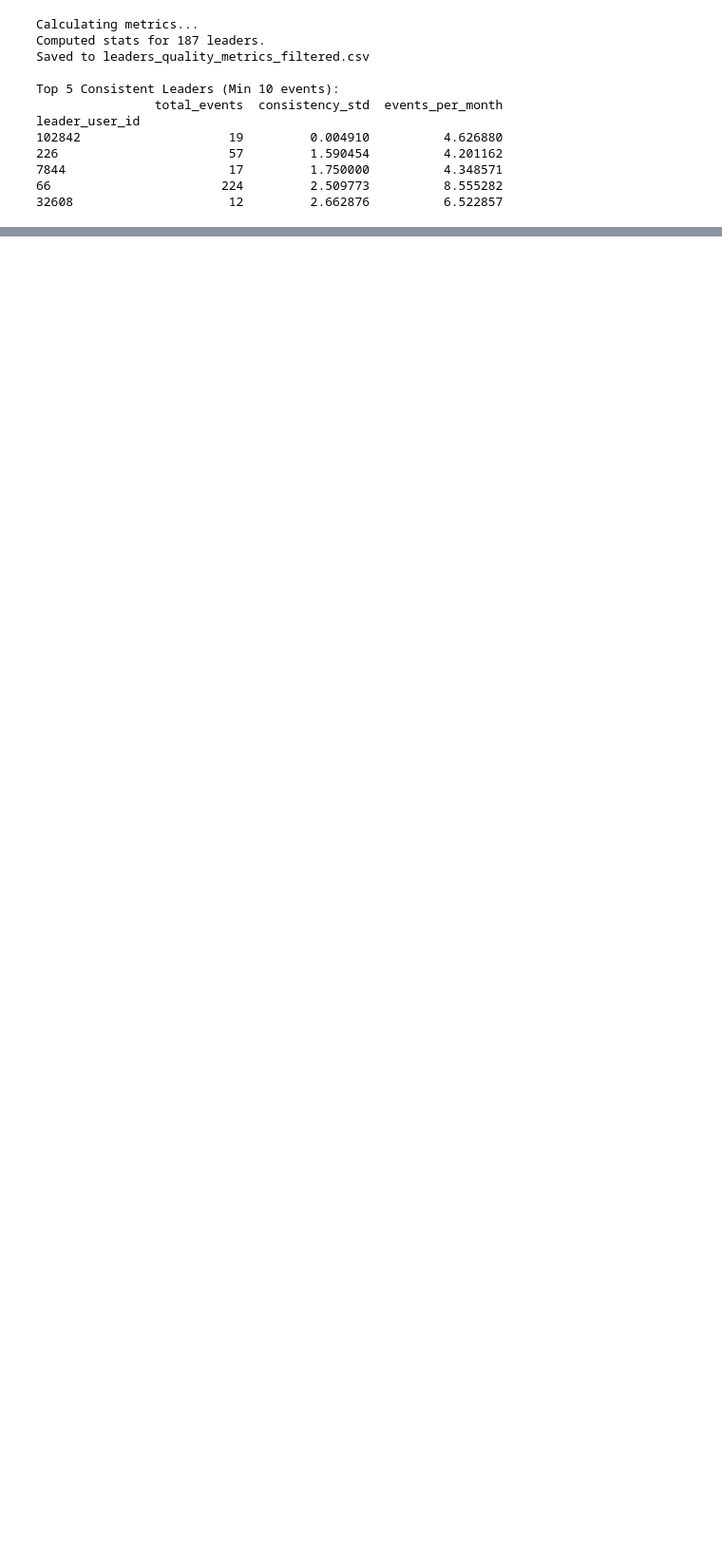
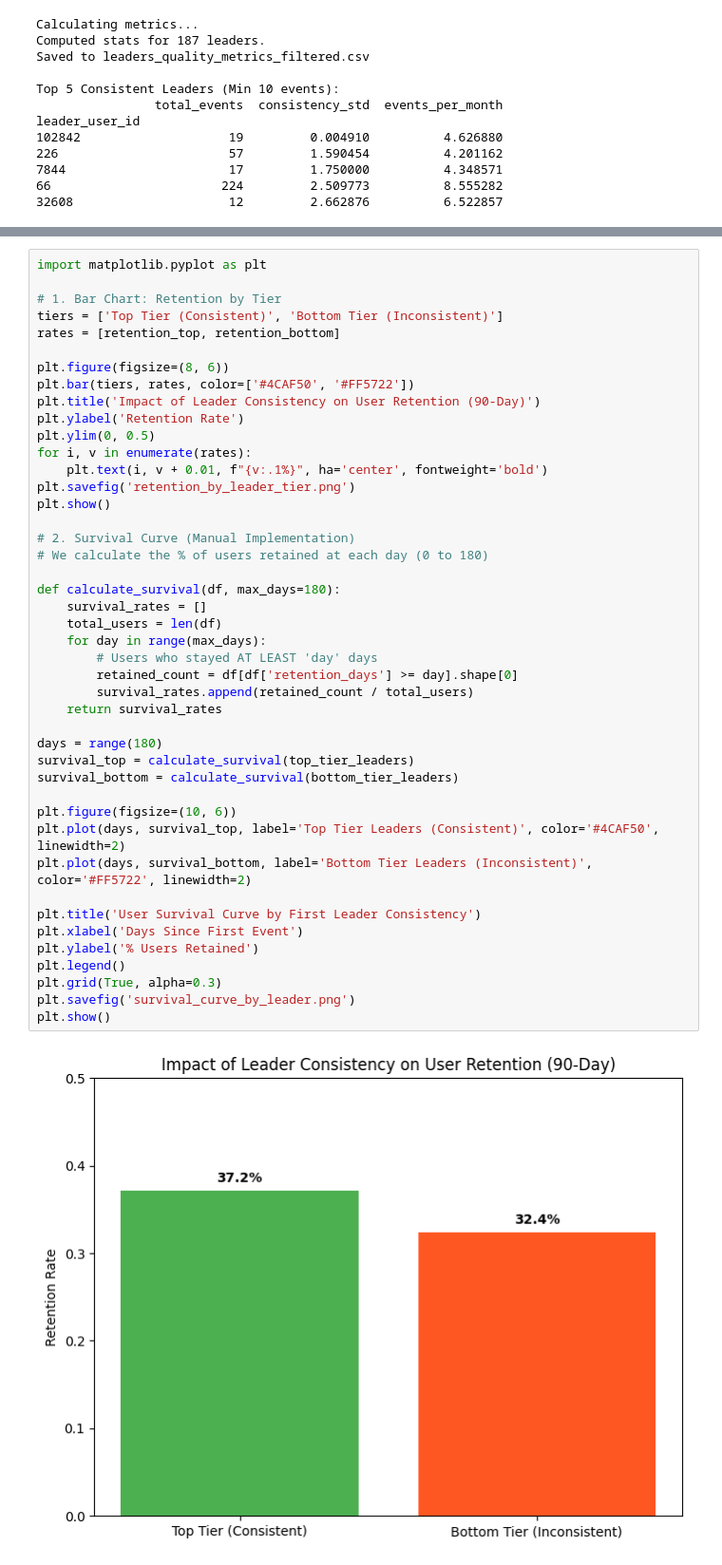
Before and after one commit to Prampyl/FitFam_research, a Jupyter notebook: hypothesis_2/H2_Validation_Analysis.ipynb, the cells around one changed output, grey strips where cells are left out. Shown at 95% size. Drawn from its saved outputs; the diff is of its cells as text; blank space fills up the shorter version.

```diff
--- a/hypothesis_2/H2_Validation_Analysis.ipynb
+++ b/hypothesis_2/H2_Validation_Analysis.ipynb
@@ -155,0 +289,46 @@ leader_user_id
+# %%
+import matplotlib.pyplot as plt
+
+# 1. Bar Chart: Retention by Tier
+tiers = ['Top Tier (Consistent)', 'Bottom Tier (Inconsistent)']
+rates = [retention_top, retention_bottom]
+
+plt.figure(figsize=(8, 6))
+plt.bar(tiers, rates, color=['#4CAF50', '#FF5722'])
+plt.title('Impact of Leader Consistency on User Retention (90-Day)')
+plt.ylabel('Retention Rate')
+plt.ylim(0, 0.5)
+for i, v in enumerate(rates):
+    plt.text(i, v + 0.01, f"{v:.1%}", ha='center', fontweight='bold')
+plt.savefig('retention_by_leader_tier.png')
+plt.show()
+
+# 2. Survival Curve (Manual Implementation)
+# We calculate the % of users retained at each day (0 to 180)
+
+def calculate_survival(df, max_days=180):
+    survival_rates = []
+    total_users = len(df)
+    for day in range(max_days):
+        # Users who stayed AT LEAST 'day' days
+        retained_count = df[df['retention_days'] >= day].shape[0]
+        survival_rates.append(retained_count / total_users)
+    return survival_rates
+
+days = range(180)
+survival_top = calculate_survival(top_tier_leaders)
+survival_bottom = calculate_survival(bottom_tier_leaders)
+
+plt.figure(figsize=(10, 6))
+plt.plot(days, survival_top, label='Top Tier Leaders (Consistent)', color='#4CAF50', linewidth=2)
+plt.plot(days, survival_bottom, label='Bottom Tier Leaders (Inconsistent)', color='#FF5722', linewidth=2)
+
+plt.title('User Survival Curve by First Leader Consistency')
+plt.xlabel('Days Since First Event')
+plt.ylabel('% Users Retained')
+plt.legend()
+plt.grid(True, alpha=0.3)
+plt.savefig('survival_curve_by_leader.png')
+plt.show()
+# %% [output]
+[figure, added]
```
Also changed, not shown: parts of 6 cells of this notebook, 5 other files.
